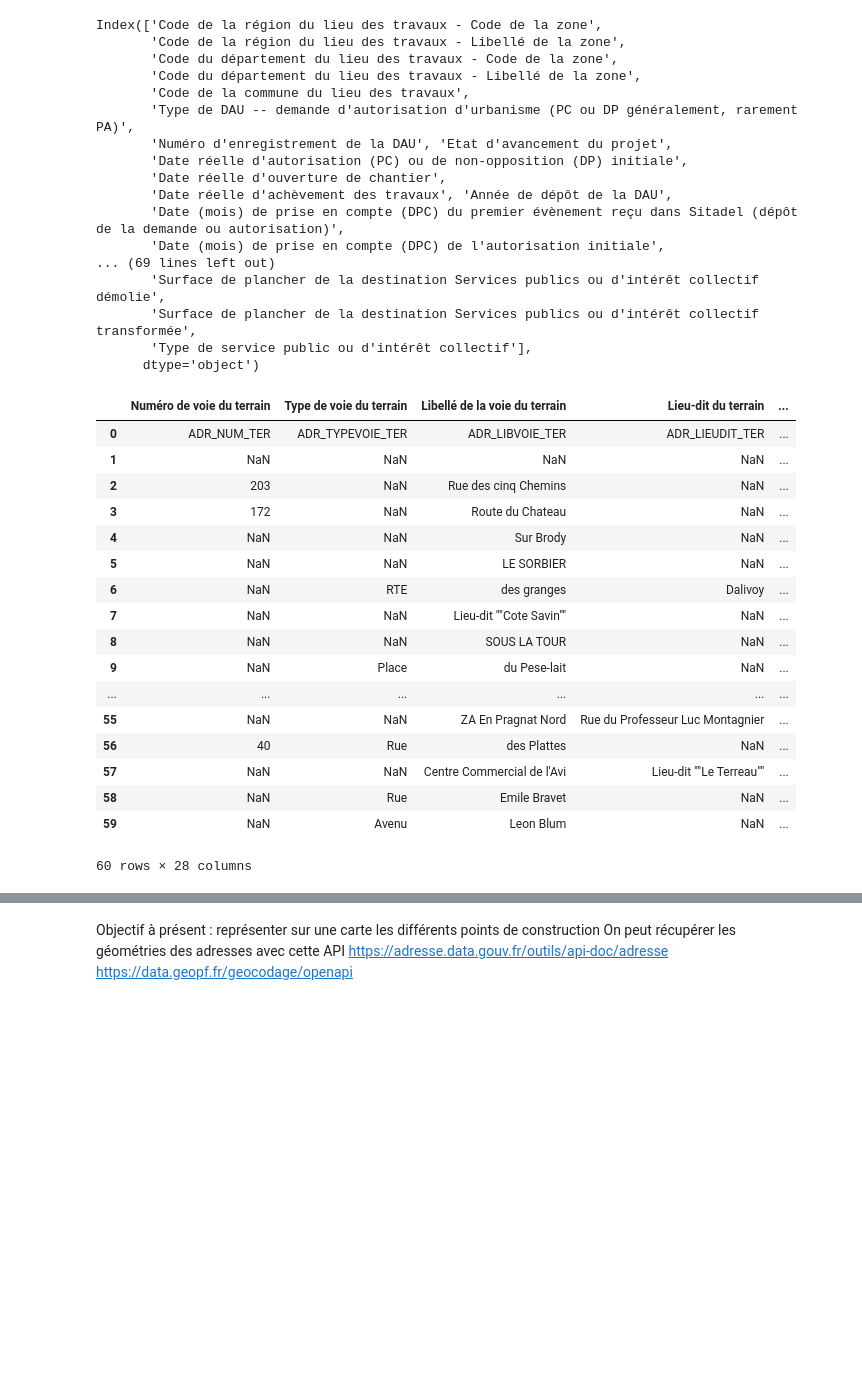
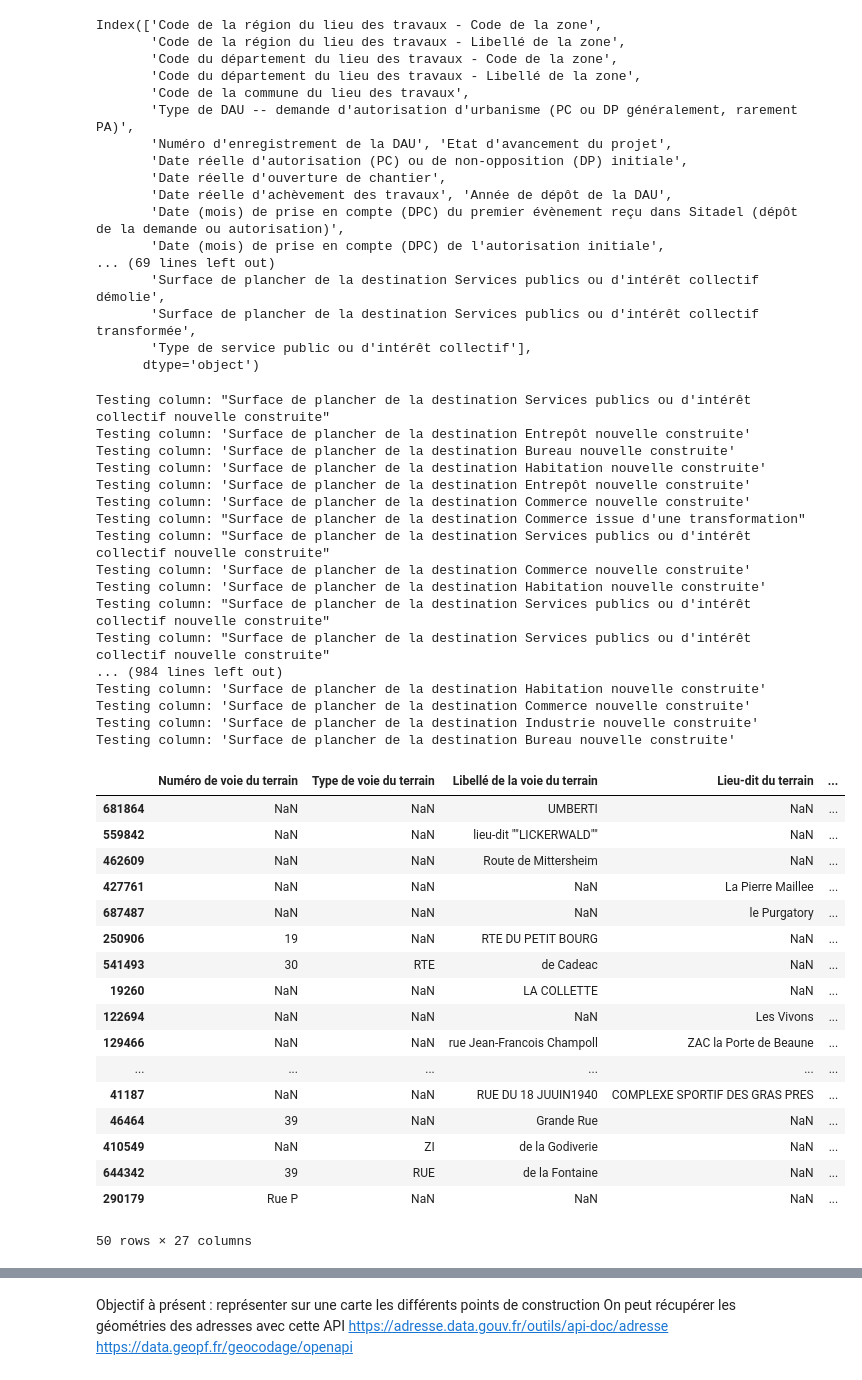
Before and after one commit to m-ligeret/price-signals-construction-activity, a Jupyter notebook: exploration_construction_non_résidentiel.ipynb, the cells around one changed output, grey strips where cells are left out. Drawn from its saved outputs; the diff is of its cells as text; code cells hidden in the pictures; blank space fills up the shorter version.

Commit message:
Usage des nouvelles constructions

```diff
--- a/exploration_construction_non_résidentiel.ipynb
+++ b/exploration_construction_non_résidentiel.ipynb
@@ -4,8 +7,9 @@ df = pd.read_csv("https://minio.lab.sspcloud.fr/mligeret1/Liste-des-autorisation
 # %%
 
 nature_batiments = [x for x in df.columns
-                   if "issue d'une transformation" in x
-                   or "nouvelle construite" in x]
+                   if ("issue d'une transformation" in x
+                   or "nouvelle construite" in x)
+                   and ("locaux non résidentiels" not in x)]
 
 dates_lieux_travaux = ['Numéro de voie du terrain',
        'Type de voie du terrain', 'Libellé de la voie du terrain',
@@ -38,30 +42,51 @@ df.loc[:,colonnes_pertinentes].sample(100)
 
 
 def identification_usage(ligne):
-    ligne.iloc[len(dates_lieux_travaux):].idxmax()
-    match = re.search(r'Destination[ _:-]+([A-Za-zÀ-ÿ]+)', col_max, re.IGNORECASE)
+    col_max = ligne.iloc[len(dates_lieux_travaux):].idxmax()
+    pattern = r"Surface de plancher de la destination (.+?) (nouvelle construite|issue d'une transformation)$"
+
+    match = re.search(pattern, col_max, re.IGNORECASE)
+    print("Testing column:", repr(col_max))
     return match.group(1) if match else None
 
-df_usage = df.loc[:,colonnes_pertinentes].sample(100)
+df_usage = df.loc[:,colonnes_pertinentes].sample(1000)
 df_usage["Destination du lieu"]= df_usage.apply(identification_usage, axis = 1)
 # %% [output]
-|  | Numéro de voie du terrain | Type de voie du terrain | Libellé de la voie du terrain | Lieu-dit du terrain | ... |
-| 0 | ADR_NUM_TER | ADR_TYPEVOIE_TER | ADR_LIBVOIE_TER | ADR_LIEUDIT_TER | ... |
-| 1 | NaN | NaN | NaN | NaN | ... |
-| 2 | 203 | NaN | Rue des cinq Chemins | NaN | ... |
-| 3 | 172 | NaN | Route du Chateau | NaN | ... |
-| 4 | NaN | NaN | Sur Brody | NaN | ... |
-| 5 | NaN | NaN | LE SORBIER | NaN | ... |
-| 6 | NaN | RTE | des granges | Dalivoy | ... |
-| 7 | NaN | NaN | Lieu-dit ""Cote Savin"" | NaN | ... |
-| 8 | NaN | NaN | SOUS LA TOUR | NaN | ... |
-| 9 | NaN | Place | du Pese-lait | NaN | ... |
-| ... | ... | ... | ... | ... | ... |
-| 55 | NaN | NaN | ZA En Pragnat Nord | Rue du Professeur Luc Montagnier | ... |
-| 56 | 40 | Rue | des Plattes | NaN | ... |
-| 57 | NaN | NaN | Centre Commercial de l'Avi | Lieu-dit ""Le Terreau"" | ... |
-| 58 | NaN | Rue | Emile Bravet | NaN | ... |
-| 59 | NaN | Avenu | Leon Blum | NaN | ... |
-60 rows × 28 columns
+Testing column: "Surface de plancher de la destination Services publics ou d'intérêt collectif nouvelle construite"
+Testing column: 'Surface de plancher de la destination Entrepôt nouvelle construite'
+Testing column: 'Surface de plancher de la destination Bureau nouvelle construite'
+Testing column: 'Surface de plancher de la destination Habitation nouvelle construite'
+Testing column: 'Surface de plancher de la destination Entrepôt nouvelle construite'
+Testing column: 'Surface de plancher de la destination Commerce nouvelle construite'
+Testing column: "Surface de plancher de la destination Commerce issue d'une transformation"
+Testing column: "Surface de plancher de la destination Services publics ou d'intérêt collectif nouvelle construite"
+Testing column: 'Surface de plancher de la destination Commerce nouvelle construite'
+Testing column: 'Surface de plancher de la destination Habitation nouvelle construite'
+Testing column: "Surface de plancher de la destination Services publics ou d'intérêt collectif nouvelle construite"
+Testing column: "Surface de plancher de la destination Services publics ou d'intérêt collectif nouvelle construite"
+... (984 lines left out)
+Testing column: 'Surface de plancher de la destination Habitation nouvelle construite'
+Testing column: 'Surface de plancher de la destination Commerce nouvelle construite'
+Testing column: 'Surface de plancher de la destination Industrie nouvelle construite'
+Testing column: 'Surface de plancher de la destination Bureau nouvelle construite'
 # %%
-df_usage.head()
+df_usage.head(50)
+# %% [output]
+|  | Numéro de voie du terrain | Type de voie du terrain | Libellé de la voie du terrain | Lieu-dit du terrain | ... |
+| 681864 | NaN | NaN | UMBERTI | NaN | ... |
+| 559842 | NaN | NaN | lieu-dit ""LICKERWALD"" | NaN | ... |
+| 462609 | NaN | NaN | Route de Mittersheim | NaN | ... |
+| 427761 | NaN | NaN | NaN | La Pierre Maillee | ... |
+| 687487 | NaN | NaN | NaN | le Purgatory | ... |
+| 250906 | 19 | NaN | RTE DU PETIT BOURG | NaN | ... |
+| 541493 | 30 | RTE | de Cadeac | NaN | ... |
+| 19260 | NaN | NaN | LA COLLETTE | NaN | ... |
+| 122694 | NaN | NaN | NaN | Les Vivons | ... |
+| 129466 | NaN | NaN | rue Jean-Francois Champoll | ZAC la Porte de Beaune | ... |
+| ... | ... | ... | ... | ... | ... |
+| 41187 | NaN | NaN | RUE DU 18 JUUIN1940 | COMPLEXE SPORTIF DES GRAS PRES | ... |
+| 46464 | 39 | NaN | Grande Rue | NaN | ... |
+| 410549 | NaN | ZI | de la Godiverie | NaN | ... |
+| 644342 | 39 | RUE | de la Fontaine | NaN | ... |
+| 290179 | Rue P | NaN | NaN | NaN | ... |
+50 rows × 27 columns
```
Also changed, not shown: parts of 6 cells of this notebook.
